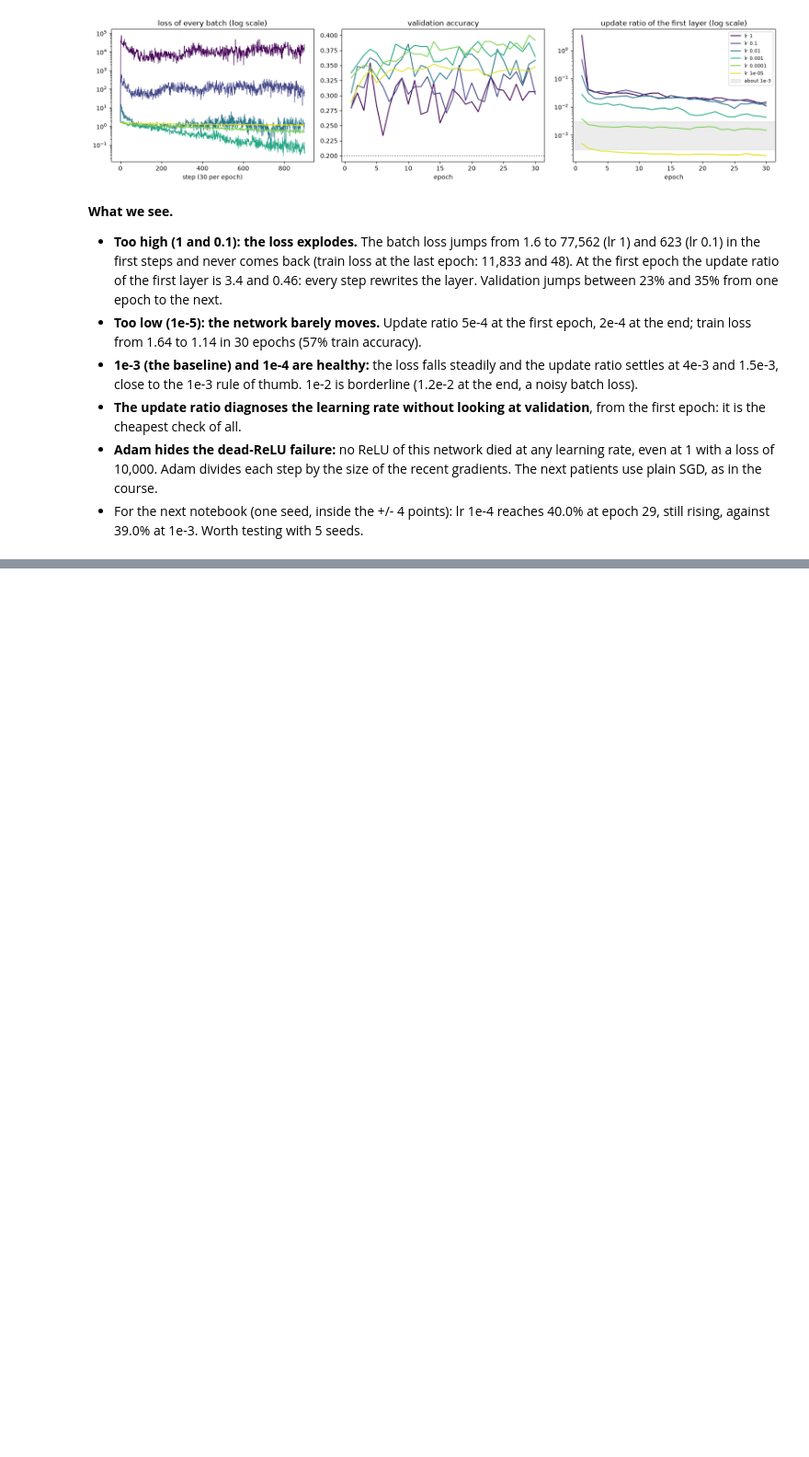
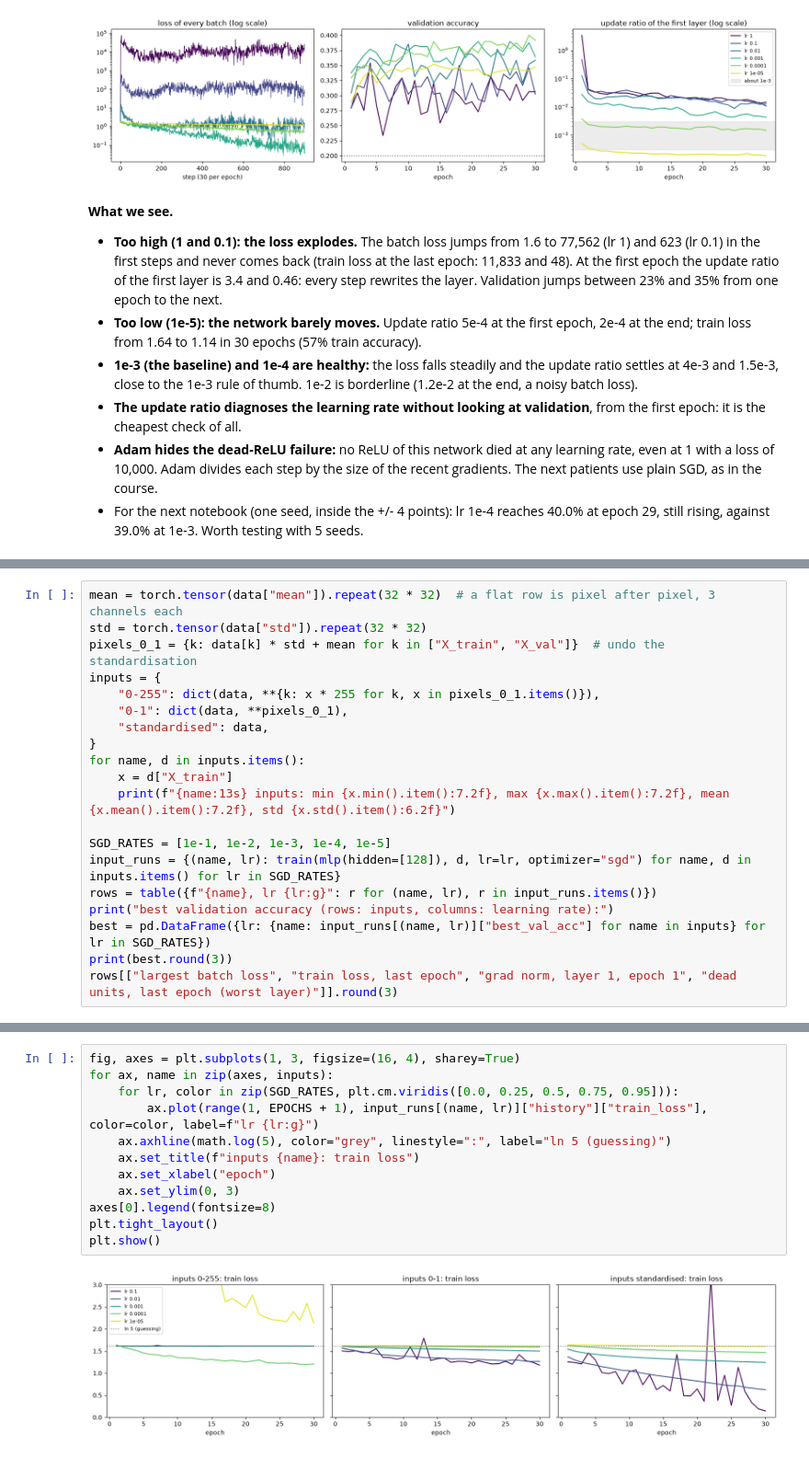
Before and after one commit to Xenodion/deep-learning-project-waerniers-lamy, a Jupyter notebook: src/deep_learning_project_waerniers_lamy_mahieddine/vision/P12_training_doctor.ipynb, the cells around one changed output, grey strips where cells are left out. Shown at 92% size. Drawn from its saved outputs; the diff is of its cells as text; blank space fills up the shorter version.

```diff
--- a/src/deep_learning_project_waerniers_lamy_mahieddine/vision/P12_training_doctor.ipynb
+++ b/src/deep_learning_project_waerniers_lamy_mahieddine/vision/P12_training_doctor.ipynb
@@ -194,0 +203,20 @@ plt.show()
+# %%
+mean = torch.tensor(data["mean"]).repeat(32 * 32)  # a flat row is pixel after pixel, 3 channels each
+std = torch.tensor(data["std"]).repeat(32 * 32)
+pixels_0_1 = {k: data[k] * std + mean for k in ["X_train", "X_val"]}  # undo the standardisation
+inputs = {
+    "0-255": dict(data, **{k: x * 255 for k, x in pixels_0_1.items()}),
+    "0-1": dict(data, **pixels_0_1),
+    "standardised": data,
+}
+for name, d in inputs.items():
+    x = d["X_train"]
+    print(f"{name:13s} inputs: min {x.min().item():7.2f}, max {x.max().item():7.2f}, mean {x.mean().item():7.2f}, std {x.std().item():6.2f}")
+
+SGD_RATES = [1e-1, 1e-2, 1e-3, 1e-4, 1e-5]
+input_runs = {(name, lr): train(mlp(hidden=[128]), d, lr=lr, optimizer="sgd") for name, d in inputs.items() for lr in SGD_RATES}
+rows = table({f"{name}, lr {lr:g}": r for (name, lr), r in input_runs.items()})
+print("best validation accuracy (rows: inputs, columns: learning rate):")
+best = pd.DataFrame({lr: {name: input_runs[(name, lr)]["best_val_acc"] for name in inputs} for lr in SGD_RATES})
+print(best.round(3))
+rows[["largest batch loss", "train loss, last epoch", "grad norm, layer 1, epoch 1", "dead units, last epoch (worst layer)"]].round(3)
@@ -194,0 +248,14 @@ plt.show()
+# %%
+fig, axes = plt.subplots(1, 3, figsize=(16, 4), sharey=True)
+for ax, name in zip(axes, inputs):
+    for lr, color in zip(SGD_RATES, plt.cm.viridis([0.0, 0.25, 0.5, 0.75, 0.95])):
+        ax.plot(range(1, EPOCHS + 1), input_runs[(name, lr)]["history"]["train_loss"], color=color, label=f"lr {lr:g}")
+    ax.axhline(math.log(5), color="grey", linestyle=":", label="ln 5 (guessing)")
+    ax.set_title(f"inputs {name}: train loss")
+    ax.set_xlabel("epoch")
+    ax.set_ylim(0, 3)
+axes[0].legend(fontsize=8)
+plt.tight_layout()
+plt.show()
+# %% [output]
+[figure, added]
```
Also changed, not shown: parts of 5 cells of this notebook.
